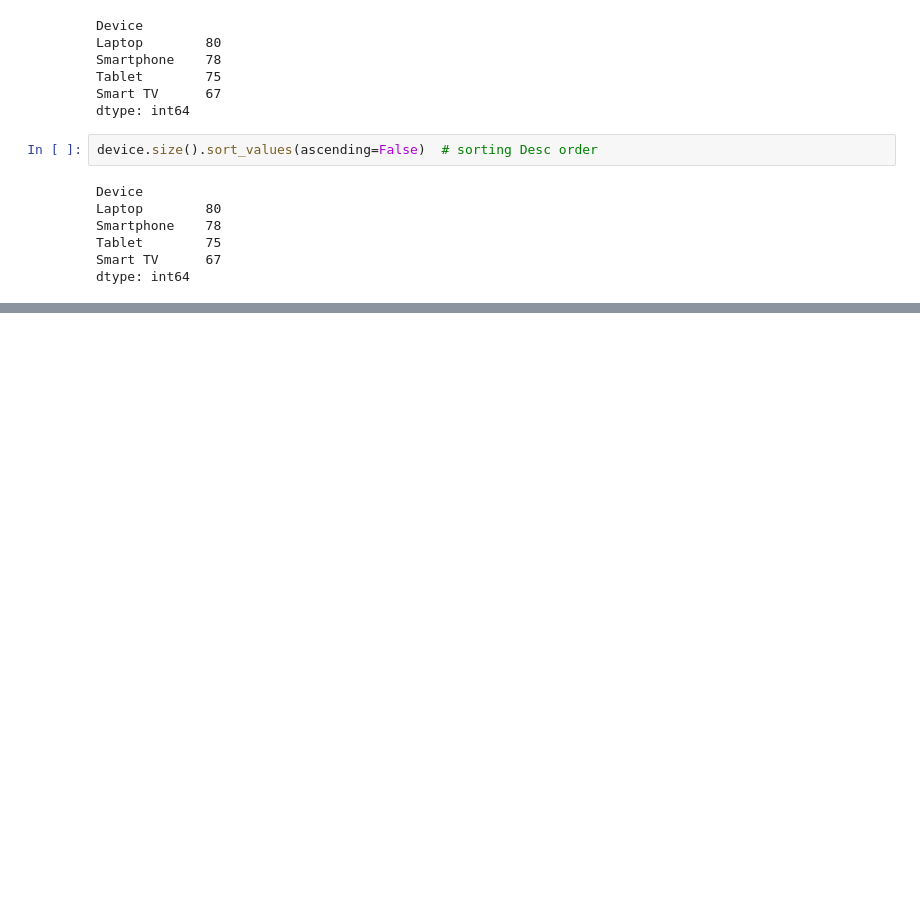
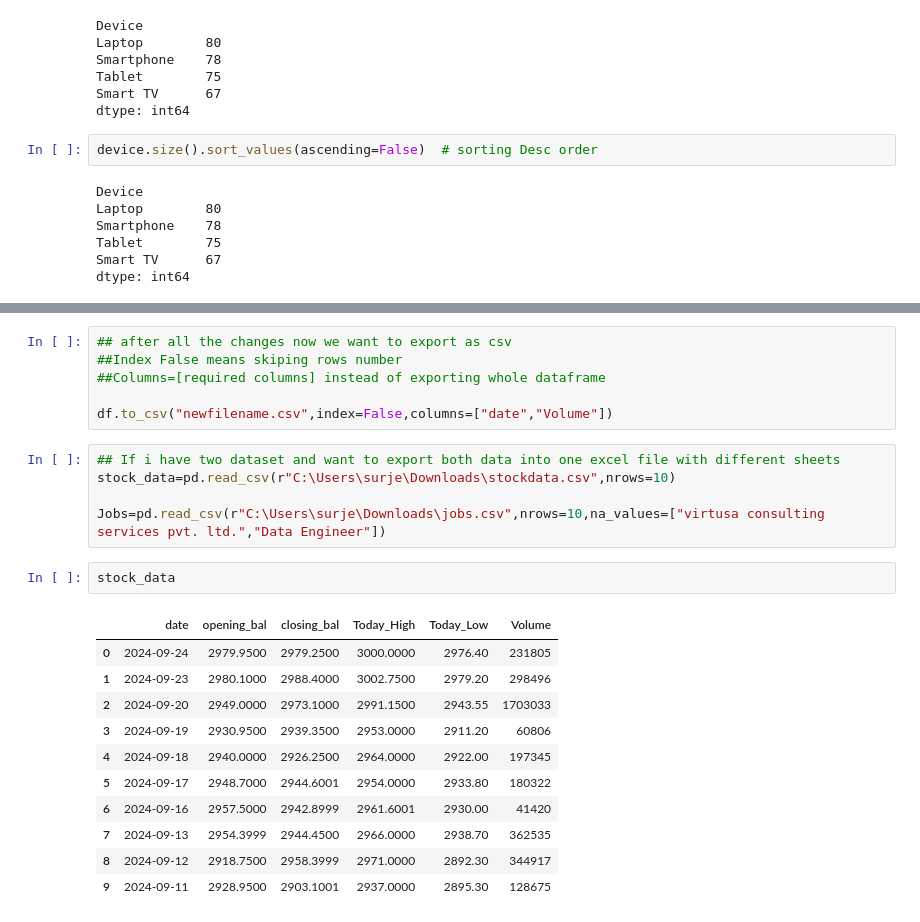
Before and after one commit to Surjendu2023/Pandas_Exercise, a Jupyter notebook: Pandas Class.ipynb, the cells around one changed output, grey strips where cells are left out. Cells and saved outputs as stored; diff of their text form; blank space fills up the shorter version.

```diff
--- a/Pandas Class.ipynb
+++ b/Pandas Class.ipynb
@@ -484,0 +922,25 @@ dtype: int64
+# %%
+## after all the changes now we want to export as csv
+##Index False means skiping rows number
+##Columns=[required columns] instead of exporting whole dataframe
+
+df.to_csv("newfilename.csv",index=False,columns=["date","Volume"])
+# %%
+## If i have two dataset and want to export both data into one excel file with different sheets
+stock_data=pd.read_csv(r"C:\Users\surje\Downloads\stockdata.csv",nrows=10)
+
+Jobs=pd.read_csv(r"C:\Users\surje\Downloads\jobs.csv",nrows=10,na_values=["virtusa consulting services pvt. ltd.","Data Engineer"])
+# %%
+stock_data
+# %% [output]
+|  | date | opening_bal | closing_bal | Today_High | Today_Low | Volume |
+| 0 | 2024-09-24 | 2979.9500 | 2979.2500 | 3000.0000 | 2976.40 | 231805 |
+| 1 | 2024-09-23 | 2980.1000 | 2988.4000 | 3002.7500 | 2979.20 | 298496 |
+| 2 | 2024-09-20 | 2949.0000 | 2973.1000 | 2991.1500 | 2943.55 | 1703033 |
+| 3 | 2024-09-19 | 2930.9500 | 2939.3500 | 2953.0000 | 2911.20 | 60806 |
+| 4 | 2024-09-18 | 2940.0000 | 2926.2500 | 2964.0000 | 2922.00 | 197345 |
+| 5 | 2024-09-17 | 2948.7000 | 2944.6001 | 2954.0000 | 2933.80 | 180322 |
+| 6 | 2024-09-16 | 2957.5000 | 2942.8999 | 2961.6001 | 2930.00 | 41420 |
+| 7 | 2024-09-13 | 2954.3999 | 2944.4500 | 2966.0000 | 2938.70 | 362535 |
+| 8 | 2024-09-12 | 2918.7500 | 2958.3999 | 2971.0000 | 2892.30 | 344917 |
+| 9 | 2024-09-11 | 2928.9500 | 2903.1001 | 2937.0000 | 2895.30 | 128675 |
```
Also changed, not shown: parts of 58 cells of this notebook.
